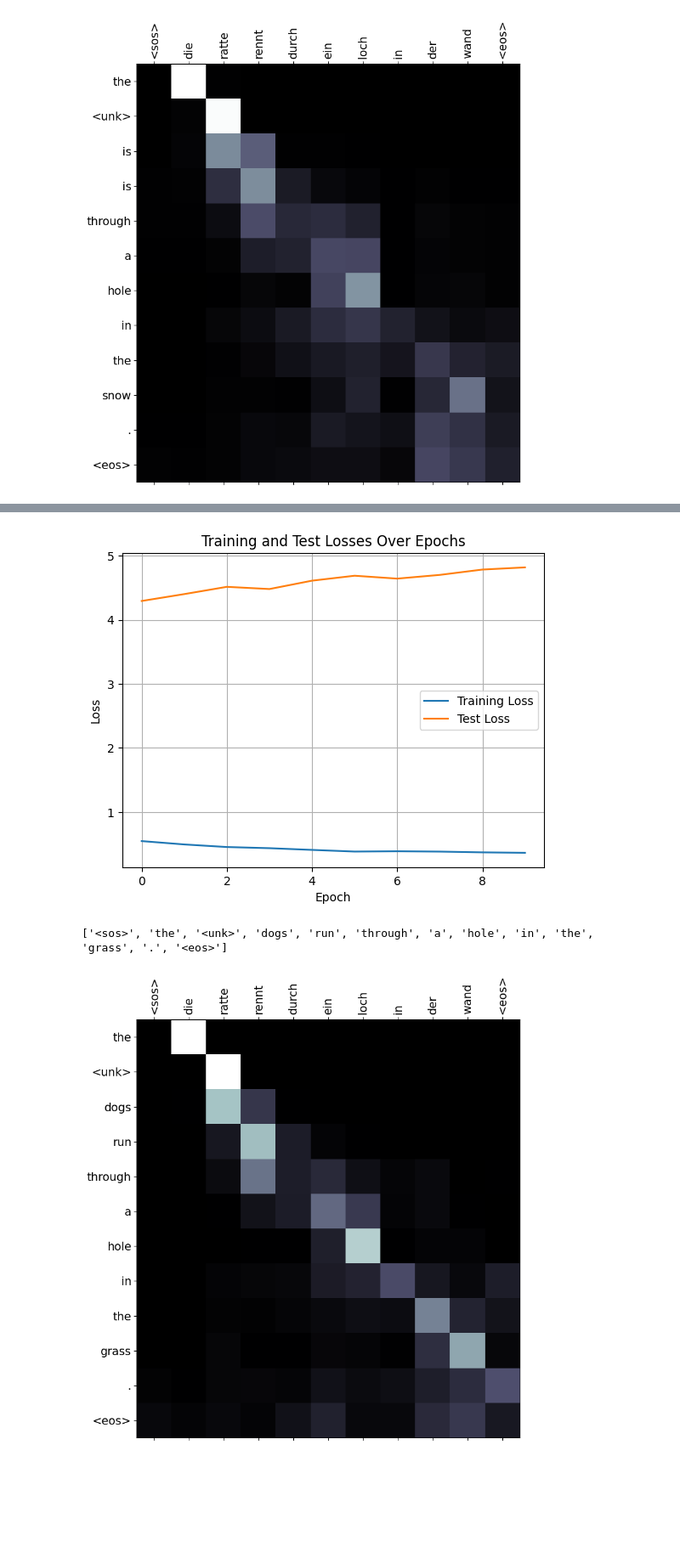
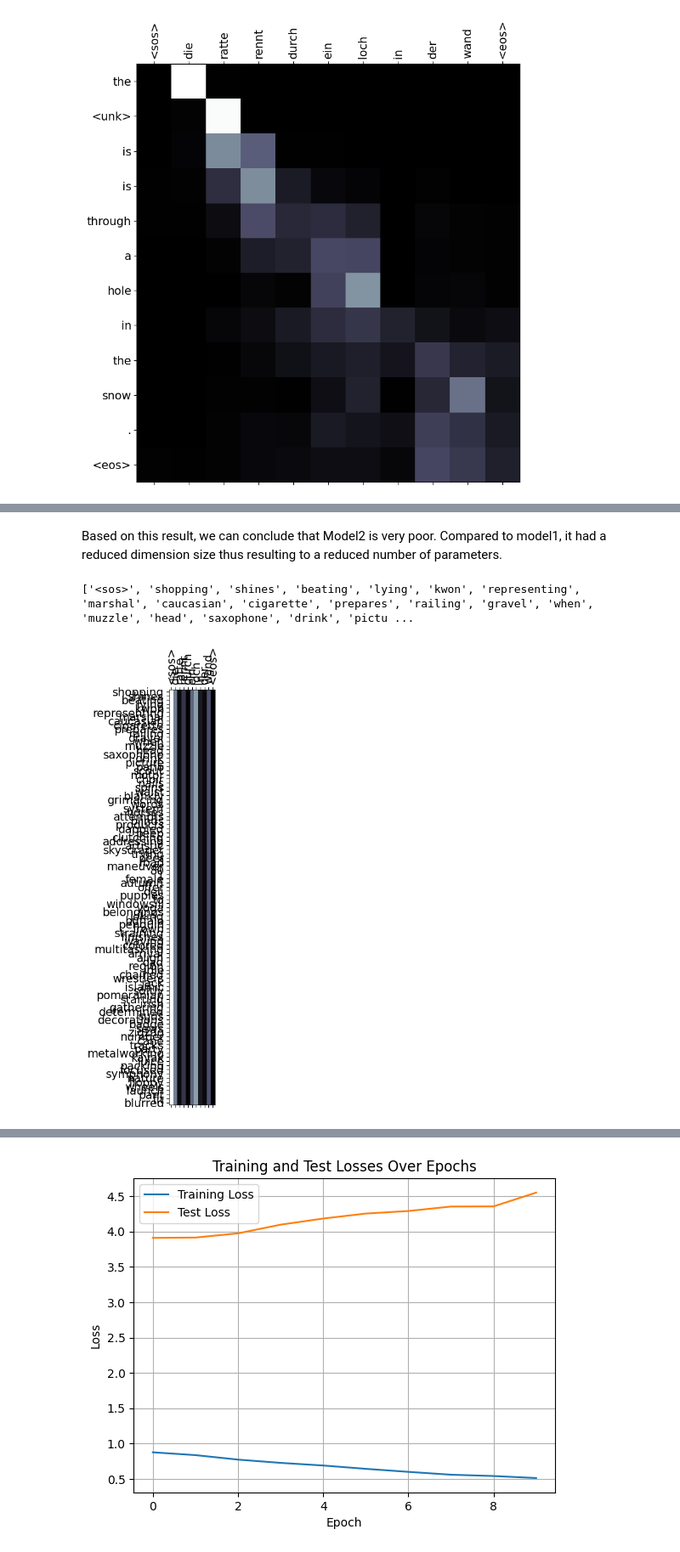
Before and after one commit to AmoguJUduka/MachineLearning, a Jupyter notebook: DeepLearningAssignments/BasicLSTM_Pytorch.ipynb, the cells around one changed output, grey strips where cells are left out. Shown: that part at 85% size. Saved outputs shown, nothing was run; the diff lists cells and outputs as text; code cells hidden in the pictures; blank space fills up the shorter version.

```diff
--- a/DeepLearningAssignments/BasicLSTM_Pytorch.ipynb
+++ b/DeepLearningAssignments/BasicLSTM_Pytorch.ipynb
@@ -598,9 +597,9 @@ for epoch in tqdm.tqdm(range(n_epochs)):
         Train Loss:   1.472 | Train PPL:   4.360
         Valid Loss:   3.415 | Valid PPL:  30.412
 # %%
-model.load_state_dict(torch.load("tut3-model.pt"))
+model1.load_state_dict(torch.load("tut3-model1.pt"))
 
-test_loss = evaluate_fn(model, test_data_loader, criterion, device)
+test_loss = evaluate_fn(model1, test_data_loader, criterion, device)
 
 print(f"| Test Loss: {test_loss:.3f} | Test PPL: {np.exp(test_loss):7.3f} |")
 # %% [output]
@@ -698,0 +766,4 @@ plot_attention(sentence_tokens, translation, attention)
+# %%
+optimizer_ = optim.Adam(model1.parameters())
+# %%
+criterion = nn.CrossEntropyLoss(ignore_index=pad_index)
@@ -698,0 +829,6 @@ plot_attention(sentence_tokens, translation, attention)
+# %%
+model2.load_state_dict(torch.load("tut3-model2.pt"))
+
+test_loss = evaluate_fn(model2, test_data_loader, criterion, device)
+
+print(f"| Test Loss: {test_loss:.3f} | Test PPL: {np.exp(test_loss):7.3f} |")
@@ -699,5 +848,26 @@ plot_attention(sentence_tokens, translation, attention)
+# %% [markdown]
+Based on this result, we can conclude that Model2 is very poor. Compared to model1, it had a reduced dimension size thus resulting to a reduced number of parameters.
+# %%
+translation, sentence_tokens, attention = translate_sentence(
+    sentence,
+    model2,
+    en_nlp,
+    de_nlp,
+    en_vocab,
+    de_vocab,
+    lower,
+    sos_token,
+    eos_token,
+    device,
+)
+
+print(translation) #The rat ran through a hole in the wall
+plot_attention(sentence_tokens, translation, attention)
+# %% [output]
+['<sos>', 'shopping', 'shines', 'beating', 'lying', 'kwon', 'representing', 'marshal', 'caucasian', 'cigarette', 'prepares', 'railing', 'gravel', 'when', 'muzzle', 'head', 'saxophone', 'drink', 'pictu ...
+[figure, added]
 # %%
-optimzer = optim.SGD(model.parameters(), lr=0.001)
+optimzer = optim.SGD(model2.parameters(), lr=0.001)
 batch_size = 128
 
 train_data_loader = get_data_loader(train_data, batch_size, pad_index, shuffle=True)
@@ -714,7 +884,7 @@ best_valid_loss = float("inf")
 for epoch in tqdm.tqdm(range(n_epochs)):
     # Get the training loss for the current epoch
     epoch_train_loss = train_fn(
-        model,
+        model1,
         train_data_loader,
         optimizer,
         criterion,
@@ -726,7 +896,7 @@ for epoch in tqdm.tqdm(range(n_epochs)):
 
     # Get the validation loss for the current epoch
     epoch_valid_loss = evaluate_fn(
-        model,
+        model1,
         valid_data_loader,
         criterion,
         device,
@@ -736,7 +906,7 @@ for epoch in tqdm.tqdm(range(n_epochs)):
     # Check if the validation loss is the best we've seen so far
     if epoch_valid_loss < best_valid_loss:
         best_valid_loss = epoch_valid_loss
-        torch.save(model.state_dict(), "tut3-model.pt")
+        torch.save(model1.state_dict(), "tut3-model1.pt")
 
     # Print the training and validation losses for the current epoch
     print(f"\tTrain Loss: {epoch_train_loss:7.3f} | Train PPL: {np.exp(epoch_train_loss):7.3f}")
@@ -753,24 +923,4 @@ plt.legend()
 plt.title("Training and Test Losses Over Epochs")
 plt.grid()
 plt.show()
-
-
-
-sentence = "Die Ratte rennt durch ein Loch in der Wand"
-
-translation, sentence_tokens, attention = translate_sentence(
-    sentence,
-    model,
-    en_nlp,
-    de_nlp,
-    en_vocab,
-    de_vocab,
-    lower,
-    sos_token,
-    eos_token,
-    device,
-)
-
-print(translation) #The rat run through a hole in the wall
-plot_attention(sentence_tokens, translation, attention)
 # %% [output]
@@ -797,3 +947 @@ plot_attention(sentence_tokens, translation, attention)
-[figure, old version]
+[figure, new version]
-['<sos>', 'the', '<unk>', 'dogs', 'run', 'through', 'a', 'hole', 'in', 'the', 'grass', '.', '<eos>']
-[figure, removed]
```
Also changed, not shown: parts of 49 cells of this notebook.
